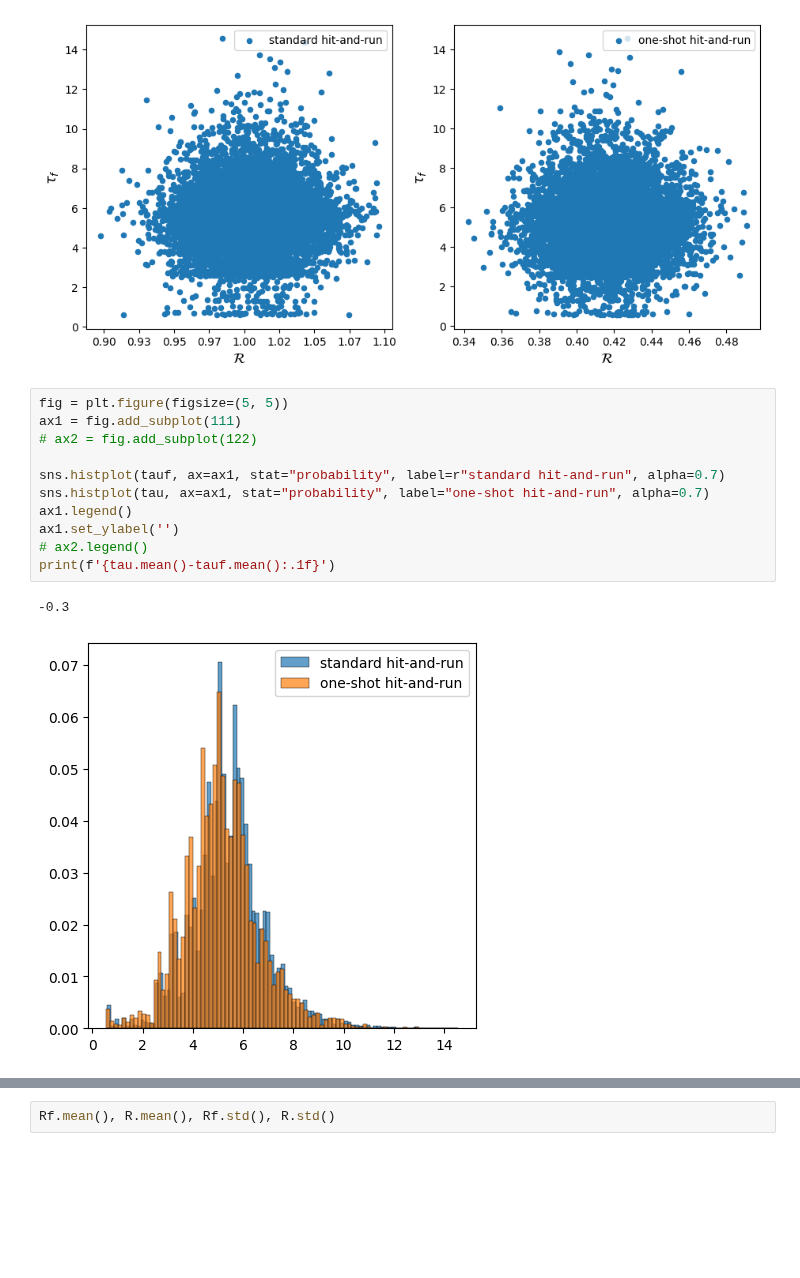
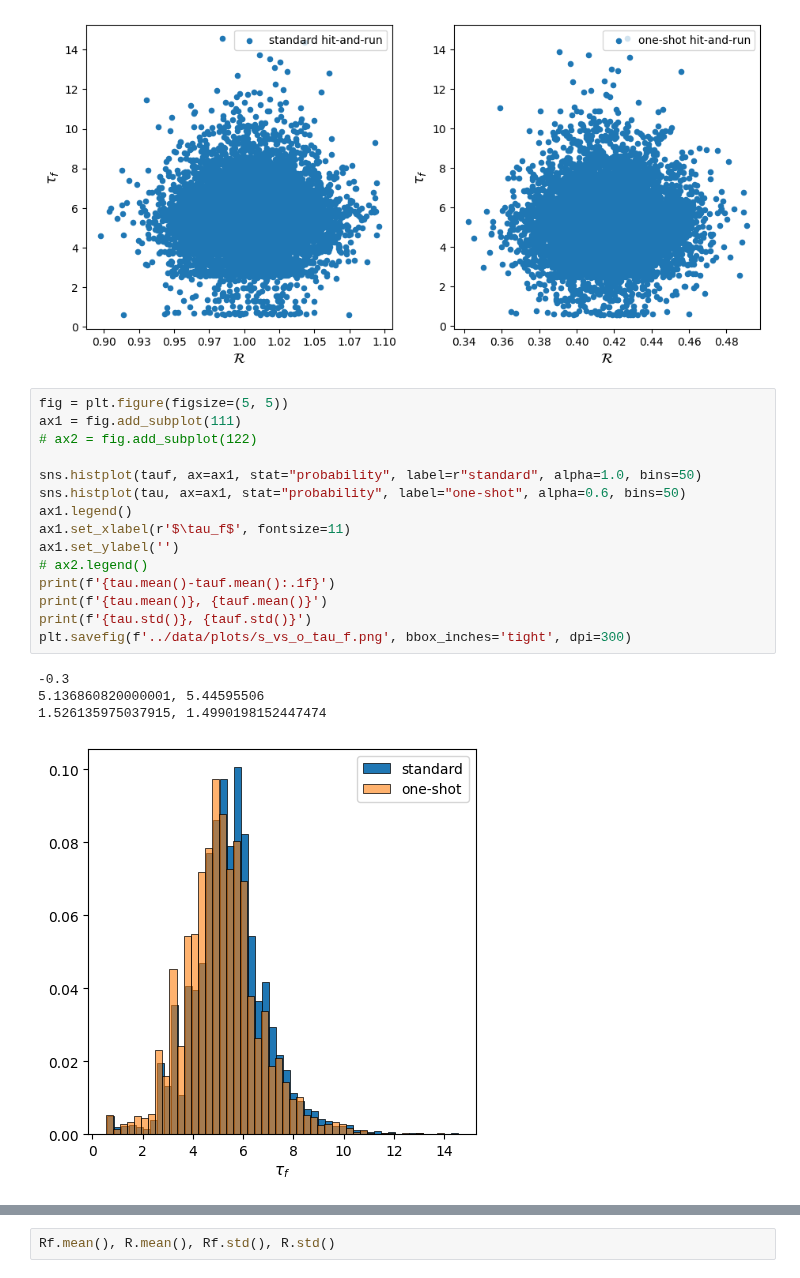
Before and after one commit to pinakm9/random-feature-map, a Jupyter notebook: notebooks/activation_range_full.ipynb, the cells around one changed output, grey strips where cells are left out. Drawn from its saved outputs; the diff is of its cells as text; blank space fills up the shorter version.

Commit message:
plots

```diff
--- a/notebooks/activation_range_full.ipynb
+++ b/notebooks/activation_range_full.ipynb
@@ -131,14 +131,20 @@ PearsonRResult(statistic=0.004352512276151943, pvalue=0.6634180760161069) Pearso
 # %%
 fig = plt.figure(figsize=(5, 5))
 ax1 = fig.add_subplot(111)
 # ax2 = fig.add_subplot(122)
 
-sns.histplot(tauf, ax=ax1, stat="probability", label=r"standard hit-and-run", alpha=0.7)
-sns.histplot(tau, ax=ax1, stat="probability", label="one-shot hit-and-run", alpha=0.7)
+sns.histplot(tauf, ax=ax1, stat="probability", label=r"standard", alpha=1.0, bins=50)
+sns.histplot(tau, ax=ax1, stat="probability", label="one-shot", alpha=0.6, bins=50)
 ax1.legend()
+ax1.set_xlabel(r'$\tau_f$', fontsize=11)
 ax1.set_ylabel('')
 # ax2.legend()
 print(f'{tau.mean()-tauf.mean():.1f}')
+print(f'{tau.mean()}, {tauf.mean()}')
+print(f'{tau.std()}, {tauf.std()}')
+plt.savefig(f'../data/plots/s_vs_o_tau_f.png', bbox_inches='tight', dpi=300)
 # %% [output]
 -0.3
+5.136860820000001, 5.44595506
+1.526135975037915, 1.4990198152447474
-[figure, old version]
+[figure, new version]
```
Also changed, not shown: parts of 2 cells of this notebook, 7 other files.
